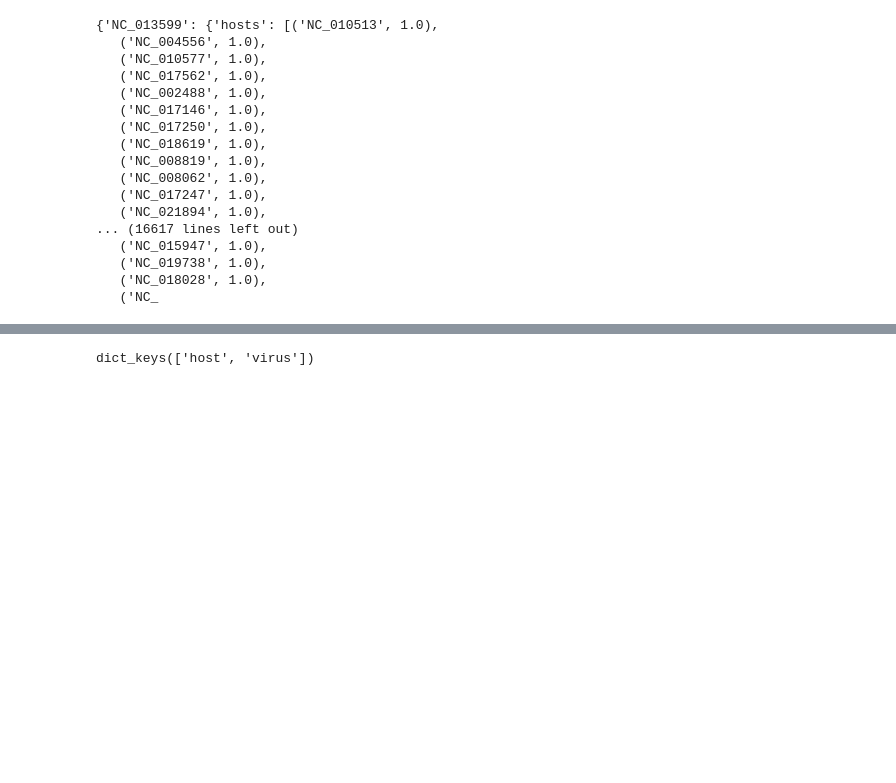
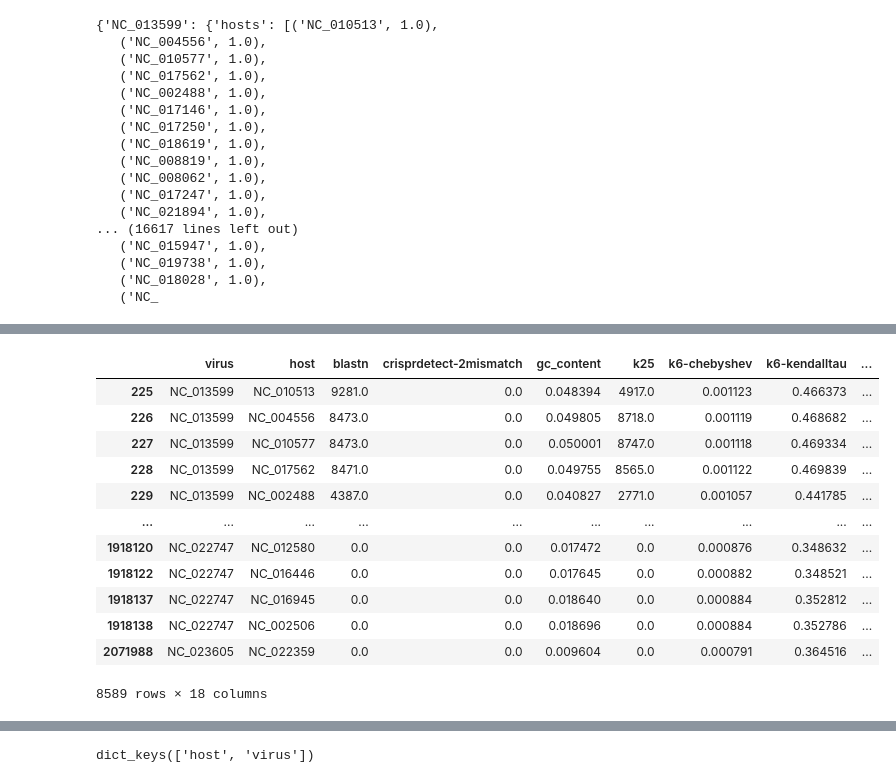
Before and after one commit to mikrzol/ML_bacteriophage_host_predicting, a Jupyter notebook: r_forest.ipynb, the cells around one changed output, grey strips where cells are left out. Drawn from its saved outputs; the diff is of its cells as text; code cells hidden in the pictures; blank space fills up the shorter version.

Commit message:
add best host determination

```diff
--- a/r_forest.ipynb
+++ b/r_forest.ipynb
@@ -286,0 +348,5 @@ best_hosts
+# %%
+hosts_num = len(pd.unique(df.loc[:, 'host']))
+for i in range(0, max(groups_main)+1):
+    if len(pd.unique(df.loc[groups_main == i, 'host'])) != hosts_num:
+        print(f'ERROR: not enough hosts in subgroup {i} (hosts: {len(pd.unique(df.loc[groups_main == i, "host"]))})!')
@@ -286,0 +355,7 @@ best_hosts
+# %%
+prob_df_main = pd.DataFrame(index=range(len(df['y'])), columns=['0', '1'])
+prob_df_main['0'] = prob_df_main['0'].astype('float')
+prob_df_main['1'] = prob_df_main['1'].astype('float')
+for i in range(0, max(groups_main)+1):
+    mask_main = groups_main == i
+    prob_df_main.loc[mask_main, ['0', '1']] = results['estimator'][i].predict_proba(X_main.loc[mask_main,:])
@@ -286,0 +364,2 @@ best_hosts
+# %%
+df_all = pd.concat([df, prob_df_main], axis=1)
@@ -286,0 +384,10 @@ best_hosts
+# %%
+df_all['estimator_correct'] = df['y']
+df_all['estimator_correct'] = df_all['estimator_correct'].astype(bool)
+mask = df_all['y'] == 0
+df_all.loc[mask,'estimator_correct'] = df_all['0'] > df_all['1']
+df_all.loc[mask, 'prob'] = df_all['0']
+mask = df_all['y'] == 1
+df_all.loc[mask, 'estimator_correct'] = df_all['1'] > df_all['0']
+df_all.loc[mask, 'prob'] = df_all['1']
+df_all['prob'] = df_all['prob'].astype('float')
@@ -286,0 +414,16 @@ best_hosts
+# %%
+df_all[(df_all['y'] == 1) & (df_all['estimator_correct'] == True)]
+# %% [output]
+|  | virus | host | blastn | crisprdetect-2mismatch | gc_content | k25 | k6-chebyshev | k6-kendalltau | ... |
+| 225 | NC_013599 | NC_010513 | 9281.0 | 0.0 | 0.048394 | 4917.0 | 0.001123 | 0.466373 | ... |
+| 226 | NC_013599 | NC_004556 | 8473.0 | 0.0 | 0.049805 | 8718.0 | 0.001119 | 0.468682 | ... |
+| 227 | NC_013599 | NC_010577 | 8473.0 | 0.0 | 0.050001 | 8747.0 | 0.001118 | 0.469334 | ... |
+| 228 | NC_013599 | NC_017562 | 8471.0 | 0.0 | 0.049755 | 8565.0 | 0.001122 | 0.469839 | ... |
+| 229 | NC_013599 | NC_002488 | 4387.0 | 0.0 | 0.040827 | 2771.0 | 0.001057 | 0.441785 | ... |
+| ... | ... | ... | ... | ... | ... | ... | ... | ... | ... |
+| 1918120 | NC_022747 | NC_012580 | 0.0 | 0.0 | 0.017472 | 0.0 | 0.000876 | 0.348632 | ... |
+| 1918122 | NC_022747 | NC_016446 | 0.0 | 0.0 | 0.017645 | 0.0 | 0.000882 | 0.348521 | ... |
+| 1918137 | NC_022747 | NC_016945 | 0.0 | 0.0 | 0.018640 | 0.0 | 0.000884 | 0.352812 | ... |
+| 1918138 | NC_022747 | NC_002506 | 0.0 | 0.0 | 0.018696 | 0.0 | 0.000884 | 0.352786 | ... |
+| 2071988 | NC_023605 | NC_022359 | 0.0 | 0.0 | 0.009604 | 0.0 | 0.000791 | 0.364516 | ... |
+8589 rows × 18 columns
```
Also changed, not shown: parts of 49 cells of this notebook, 1 other file.
